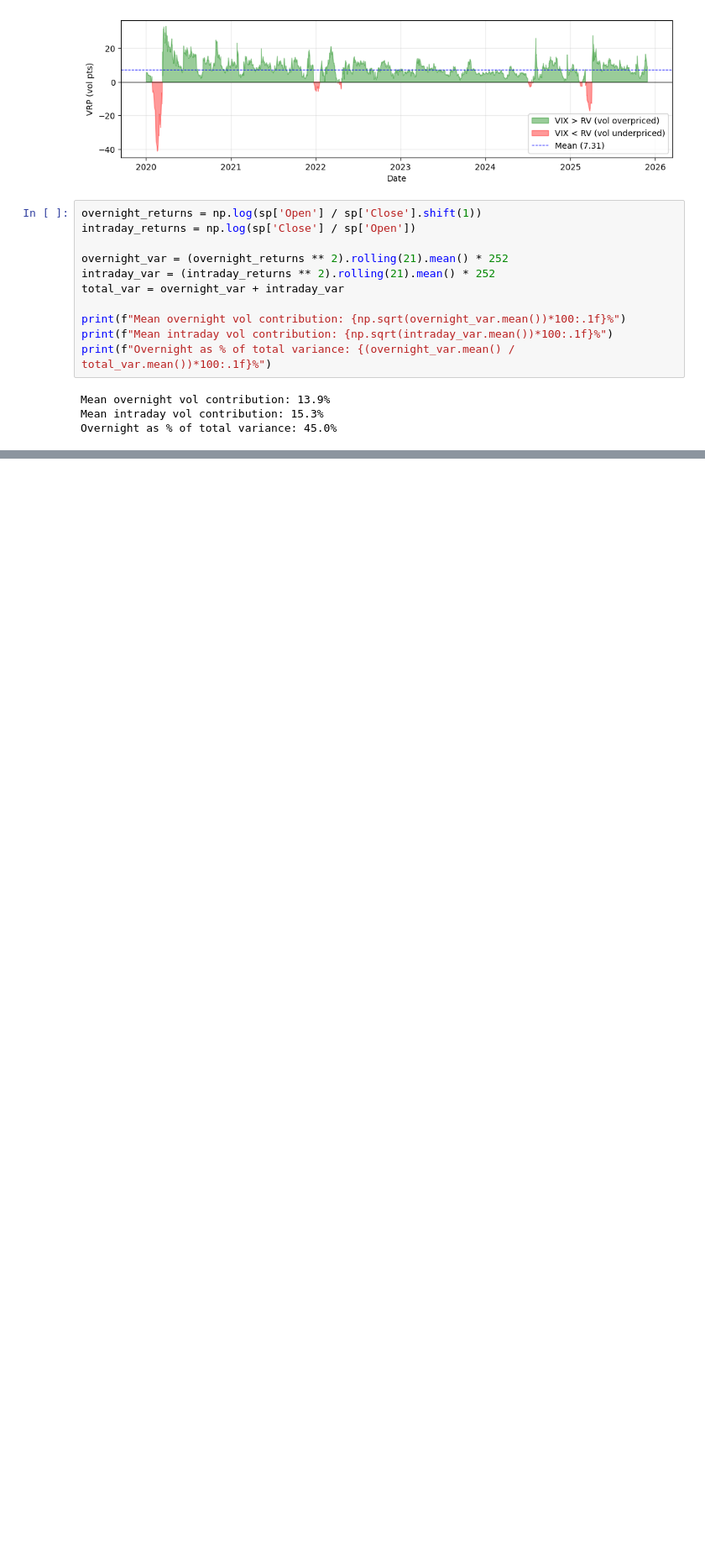
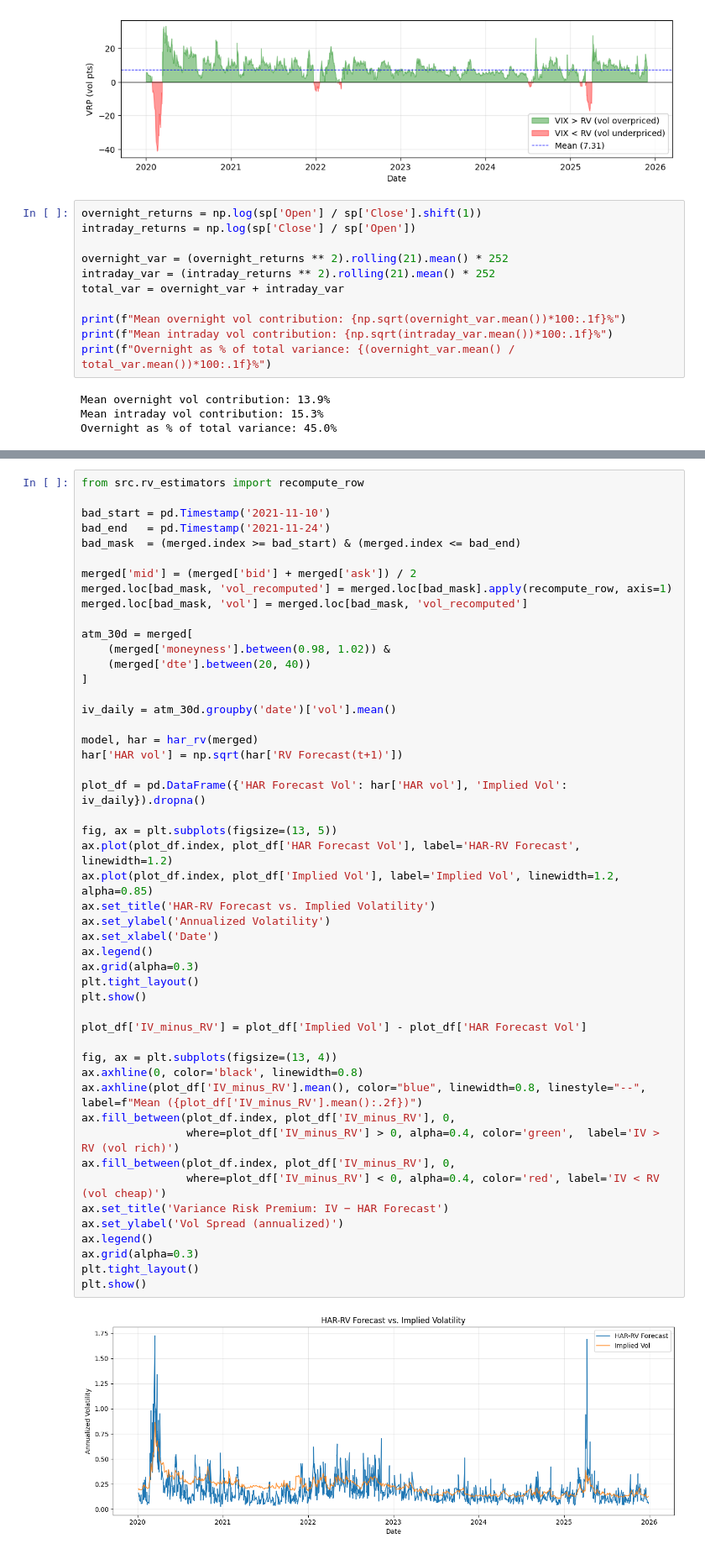
Before and after one commit to ElanPodo/volatility_surface_signals, a Jupyter notebook: notebooks/02_rv_vs_iv_analysis.ipynb, the cells around one changed output, grey strips where cells are left out. Shown at 84% size. Drawn from its saved outputs; the diff is of its cells as text; blank space fills up the shorter version.

Commit message:
Recomute corrupted IV prices using Newton-Raphson Black-Scholes formula

```diff
--- a/notebooks/02_rv_vs_iv_analysis.ipynb
+++ b/notebooks/02_rv_vs_iv_analysis.ipynb
@@ -217,0 +214,51 @@ IV value: date
+# %%
+from src.rv_estimators import recompute_row
+
+bad_start = pd.Timestamp('2021-11-10')
+bad_end   = pd.Timestamp('2021-11-24')
+bad_mask  = (merged.index >= bad_start) & (merged.index <= bad_end)
+
+merged['mid'] = (merged['bid'] + merged['ask']) / 2
+merged.loc[bad_mask, 'vol_recomputed'] = merged.loc[bad_mask].apply(recompute_row, axis=1)
+merged.loc[bad_mask, 'vol'] = merged.loc[bad_mask, 'vol_recomputed']
+
+atm_30d = merged[
+    (merged['moneyness'].between(0.98, 1.02)) &
+    (merged['dte'].between(20, 40))
+]
+
+iv_daily = atm_30d.groupby('date')['vol'].mean()
+
+model, har = har_rv(merged)
+har['HAR vol'] = np.sqrt(har['RV Forecast(t+1)'])
+
+plot_df = pd.DataFrame({'HAR Forecast Vol': har['HAR vol'], 'Implied Vol': iv_daily}).dropna()
+
+fig, ax = plt.subplots(figsize=(13, 5))
+ax.plot(plot_df.index, plot_df['HAR Forecast Vol'], label='HAR-RV Forecast', linewidth=1.2)
+ax.plot(plot_df.index, plot_df['Implied Vol'], label='Implied Vol', linewidth=1.2, alpha=0.85)
+ax.set_title('HAR-RV Forecast vs. Implied Volatility')
+ax.set_ylabel('Annualized Volatility')
+ax.set_xlabel('Date')
+ax.legend()
+ax.grid(alpha=0.3)
+plt.tight_layout()
+plt.show()
+
+plot_df['IV_minus_RV'] = plot_df['Implied Vol'] - plot_df['HAR Forecast Vol']
+
+fig, ax = plt.subplots(figsize=(13, 4))
+ax.axhline(0, color='black', linewidth=0.8)
+ax.axhline(plot_df['IV_minus_RV'].mean(), color="blue", linewidth=0.8, linestyle="--", label=f"Mean ({plot_df['IV_minus_RV'].mean():.2f})")
+ax.fill_between(plot_df.index, plot_df['IV_minus_RV'], 0,
+                where=plot_df['IV_minus_RV'] > 0, alpha=0.4, color='green',  label='IV > RV (vol rich)')
+ax.fill_between(plot_df.index, plot_df['IV_minus_RV'], 0,
+                where=plot_df['IV_minus_RV'] < 0, alpha=0.4, color='red', label='IV < RV (vol cheap)')
+ax.set_title('Variance Risk Premium: IV − HAR Forecast')
+ax.set_ylabel('Vol Spread (annualized)')
+ax.legend()
+ax.grid(alpha=0.3)
+plt.tight_layout()
+plt.show()
+# %% [output]
+[figure, added]
```
Also changed, not shown: parts of 3 cells of this notebook, 1 other file.
